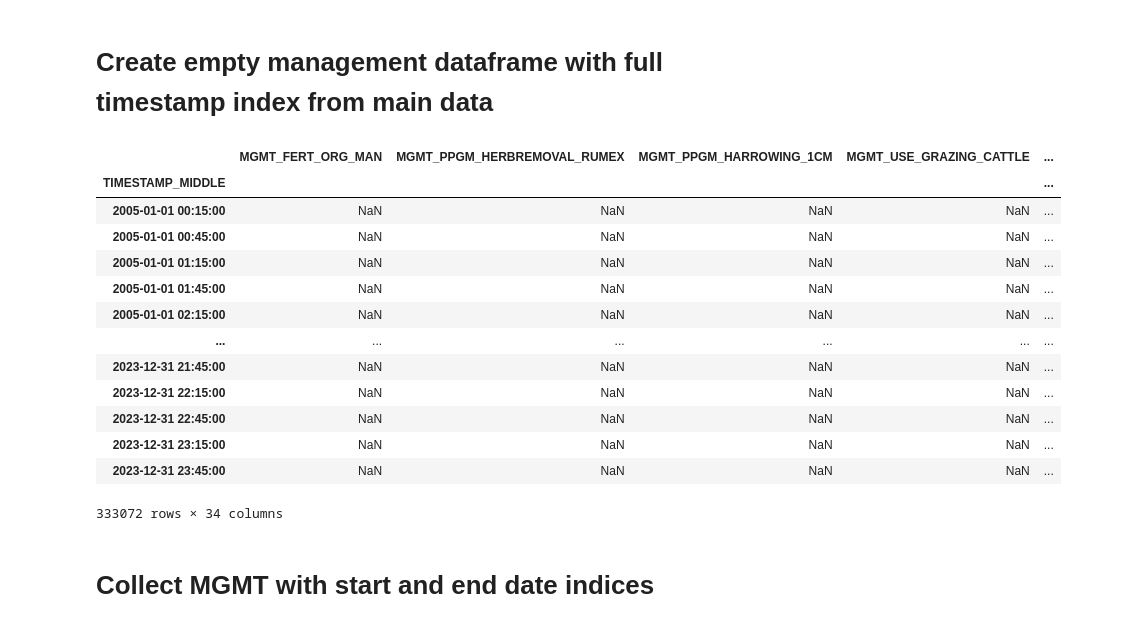
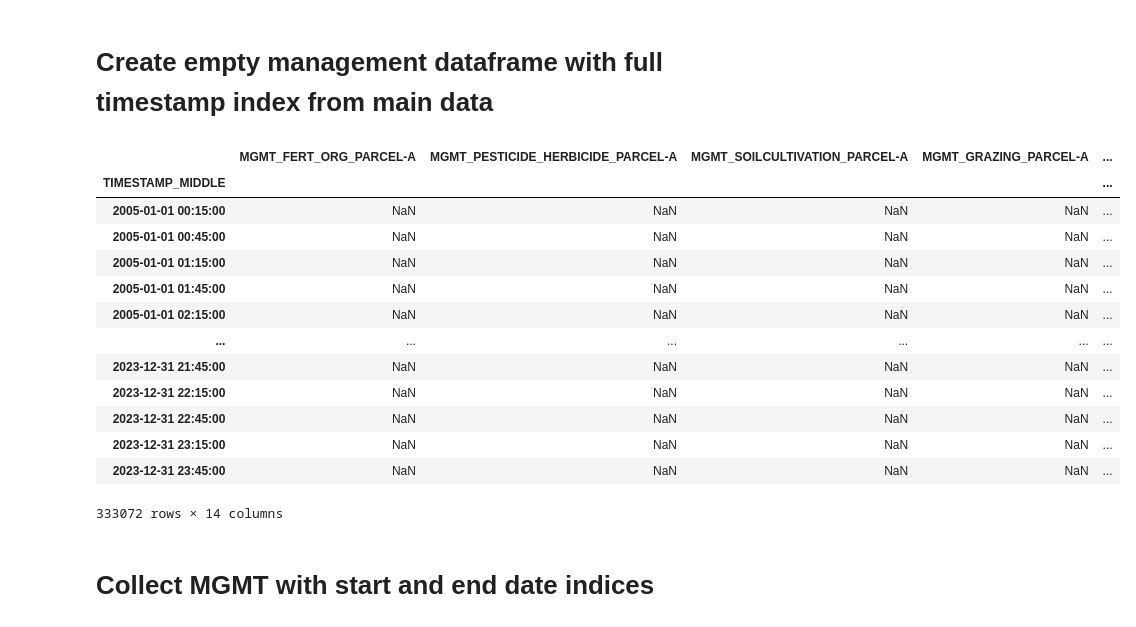
Before and after one commit to holukas/dataset_cha_fp2024_2005-2023, a Jupyter notebook: notebooks/15_MANAGEMENT/read.ipynb, the cells around one changed output. Saved outputs shown, nothing was run; the diff lists cells and outputs as text; code cells hidden in the pictures.

```diff
--- a/notebooks/15_MANAGEMENT/read.ipynb
+++ b/notebooks/15_MANAGEMENT/read.ipynb
@@ -293,3 +293,6 @@ MGMT_SPECIFIC             0
 _TEMP                     0
 MGMT                      0
 dtype: int64
+# %%
+mgmt_types_simplified = df['MGMT'].unique()
+mgmt_types_simplified
@@ -296,10 +335,10 @@ dtype: int64
 # %% [markdown]
 # Create empty management dataframe with full timestamp index from main data
 # %%
-mgmt = pd.DataFrame(index=maindf.index, columns=[mgmt_types])
+mgmt = pd.DataFrame(index=maindf.index, columns=[mgmt_types_simplified])
 mgmt
 # %% [output]
-|  | MGMT_FERT_ORG_MAN | MGMT_PPGM_HERBREMOVAL_RUMEX | MGMT_PPGM_HARROWING_1CM | MGMT_USE_GRAZING_CATTLE | ... |
+|  | MGMT_FERT_ORG_PARCEL-A | MGMT_PESTICIDE_HERBICIDE_PARCEL-A | MGMT_SOILCULTIVATION_PARCEL-A | MGMT_GRAZING_PARCEL-A | ... |
 | TIMESTAMP_MIDDLE |  |  |  |  | ... |
 | 2005-01-01 00:15:00 | NaN | NaN | NaN | NaN | ... |
 | 2005-01-01 00:45:00 | NaN | NaN | NaN | NaN | ... |
@@ -312,4 +351,4 @@ mgmt
 | 2023-12-31 22:45:00 | NaN | NaN | NaN | NaN | ... |
 | 2023-12-31 23:15:00 | NaN | NaN | NaN | NaN | ... |
 | 2023-12-31 23:45:00 | NaN | NaN | NaN | NaN | ... |
-333072 rows × 34 columns
+333072 rows × 14 columns
```
Also changed, not shown: parts of 9 cells of this notebook.
